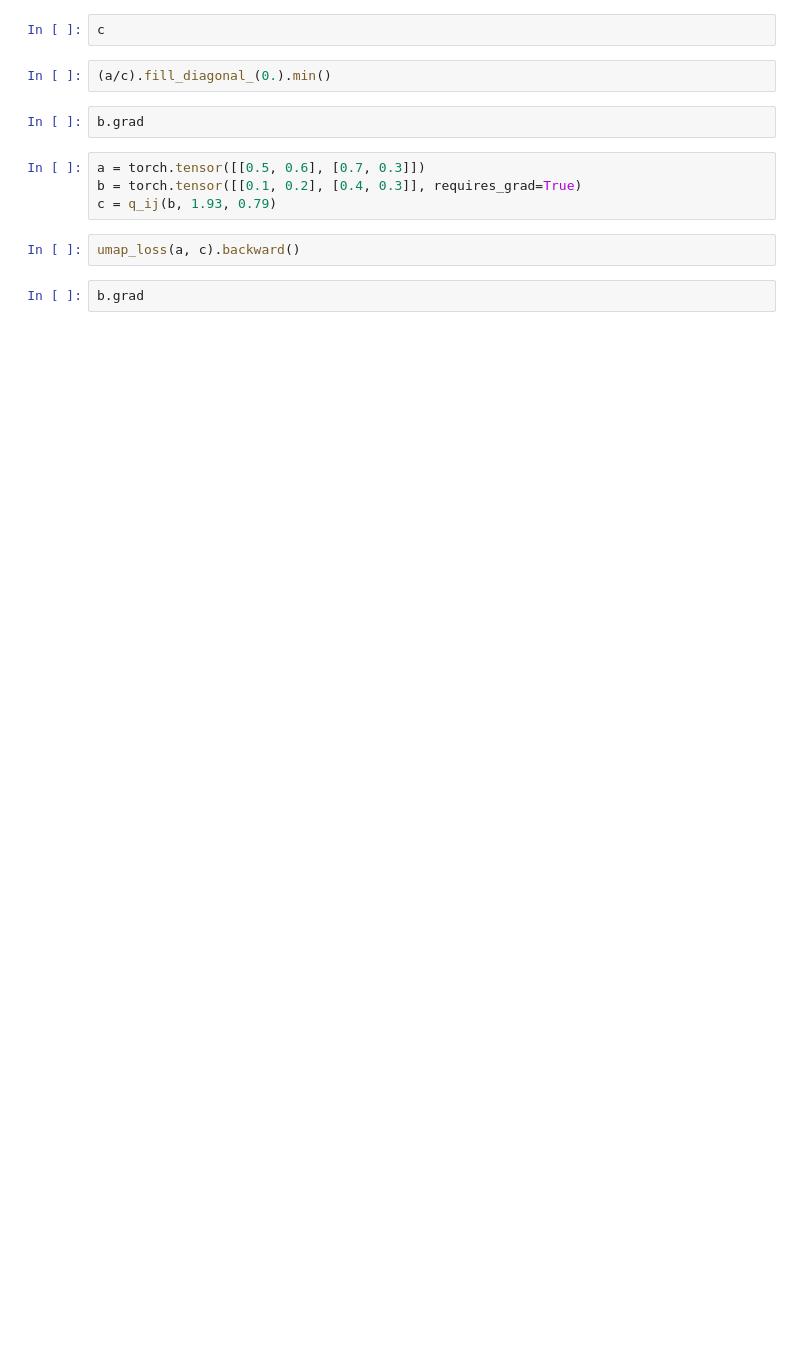
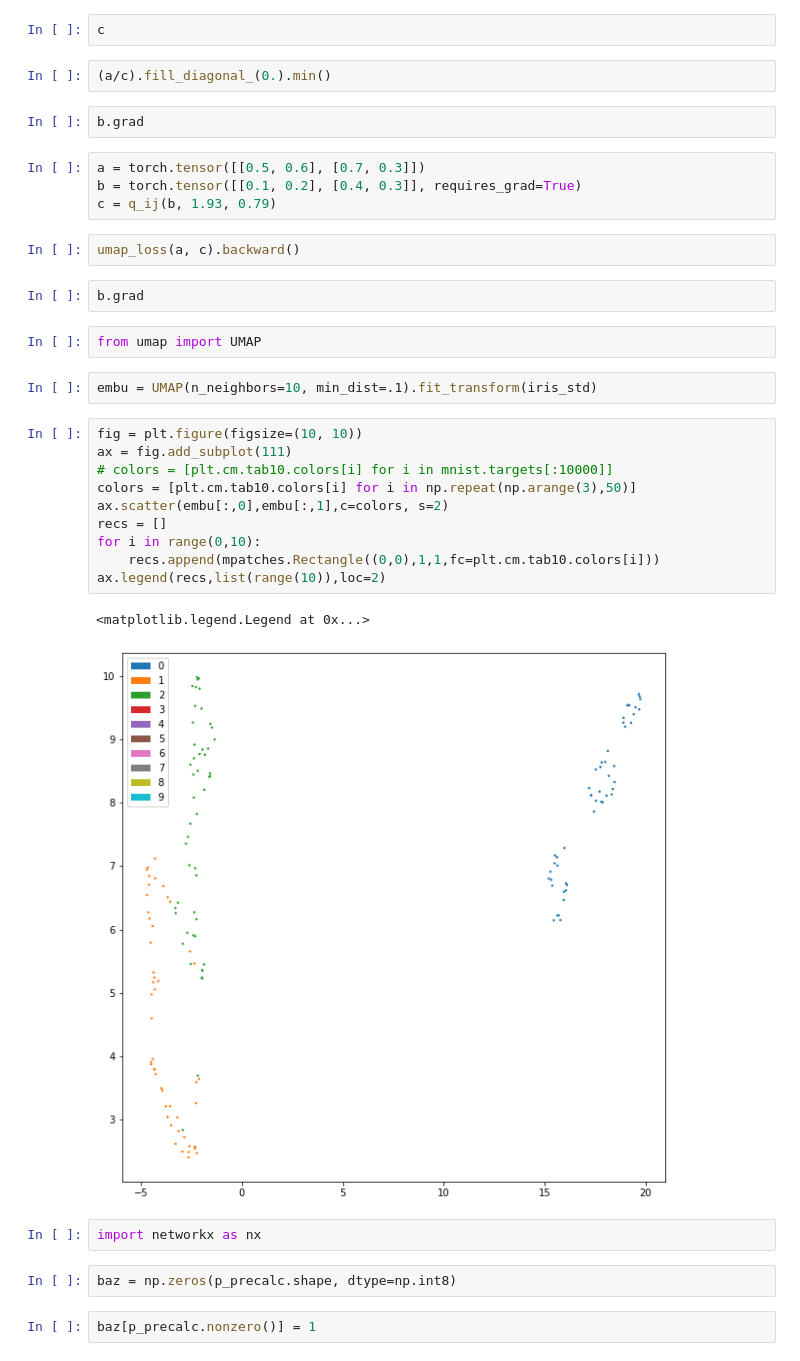
Before and after one commit to einbandi/ptsne-pytorch, a Jupyter notebook: pumap-dev.ipynb, the cells around one changed output. Cells and saved outputs as stored; diff of their text form; blank space fills up the shorter version.

```diff
--- a/pumap-dev.ipynb
+++ b/pumap-dev.ipynb
@@ -354,3 +401,26 @@ c = q_ij(b, 1.93, 0.79)
 umap_loss(a, c).backward()
 # %%
 b.grad
+# %%
+from umap import UMAP
+# %%
+embu = UMAP(n_neighbors=10, min_dist=.1).fit_transform(iris_std)
+# %%
+fig = plt.figure(figsize=(10, 10))
+ax = fig.add_subplot(111)
+# colors = [plt.cm.tab10.colors[i] for i in mnist.targets[:10000]]
+colors = [plt.cm.tab10.colors[i] for i in np.repeat(np.arange(3),50)]
+ax.scatter(embu[:,0],embu[:,1],c=colors, s=2)
+recs = []
+for i in range(0,10):
+    recs.append(mpatches.Rectangle((0,0),1,1,fc=plt.cm.tab10.colors[i]))
+ax.legend(recs,list(range(10)),loc=2)
+# %% [output]
+<matplotlib.legend.Legend at 0x...>
+[figure, added]
+# %%
+import networkx as nx
+# %%
+baz = np.zeros(p_precalc.shape, dtype=np.int8)
+# %%
+baz[p_precalc.nonzero()] = 1
```
Also changed, not shown: parts of 14 cells of this notebook, 1 other file.
